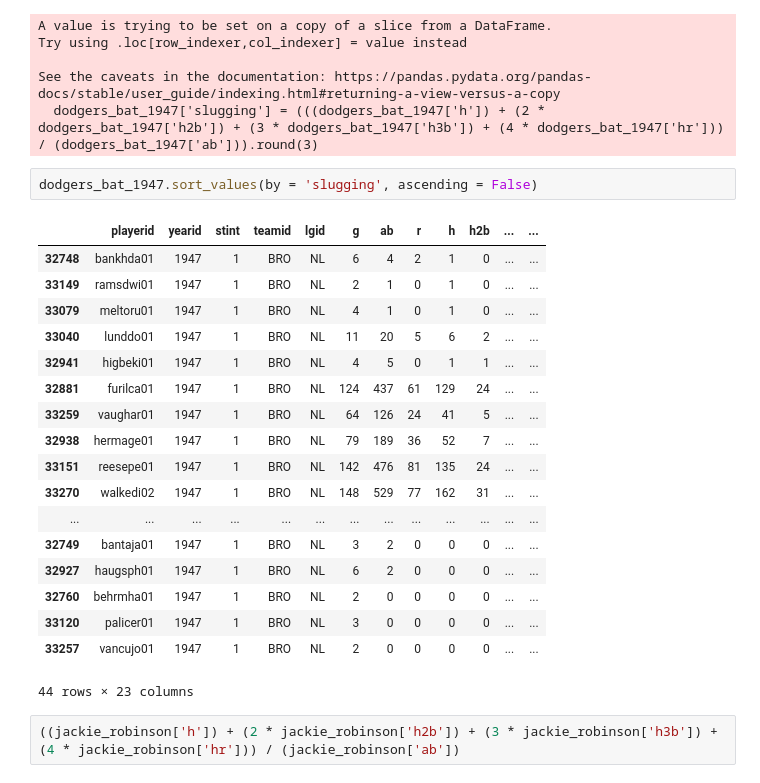
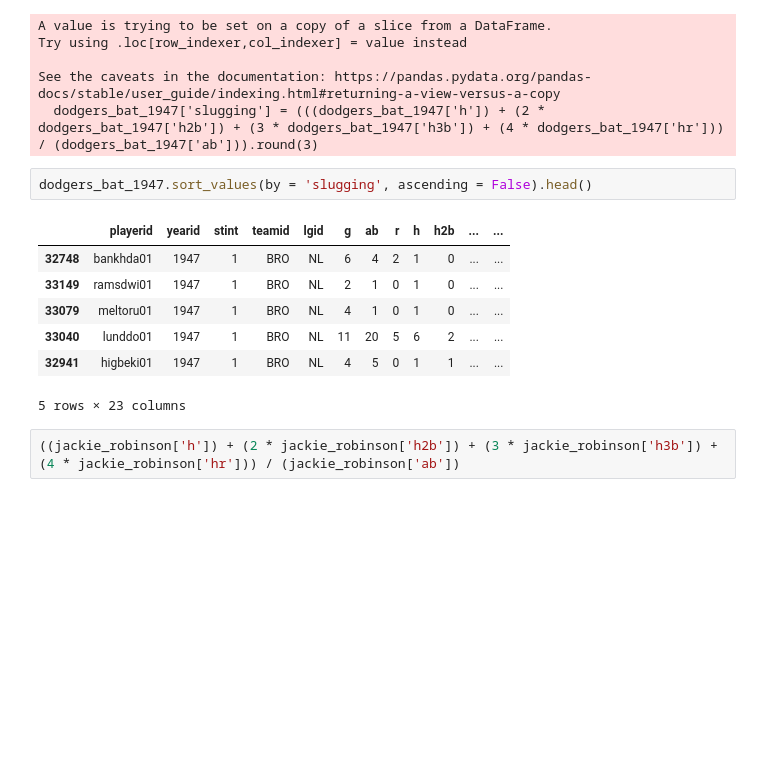
Before and after one commit to mwbarnesy/capstone, a Jupyter notebook: notebooks/lahman-mwb.ipynb, the cells around one changed output. Saved outputs shown, nothing was run; the diff lists cells and outputs as text; blank space fills up the shorter version.

```diff
--- a/notebooks/lahman-mwb.ipynb
+++ b/notebooks/lahman-mwb.ipynb
@@ -411,26 +204,15 @@ Try using .loc[row_indexer,col_indexer] = value instead
 See the caveats in the documentation: https://pandas.pydata.org/pandas-docs/stable/user_guide/indexing.html#returning-a-view-versus-a-copy
   dodgers_bat_1947['slugging'] = (((dodgers_bat_1947['h']) + (2 * dodgers_bat_1947['h2b']) + (3 * dodgers_bat_1947['h3b']) + (4 * dodgers_bat_1947['hr'])) / (dodgers_bat_1947['ab'])).round(3)
 # %%
-dodgers_bat_1947.sort_values(by = 'slugging', ascending = False)
+dodgers_bat_1947.sort_values(by = 'slugging', ascending = False).head()
 # %% [output]
 |  | playerid | yearid | stint | teamid | lgid | g | ab | r | h | h2b | ... | ... |
 | 32748 | bankhda01 | 1947 | 1 | BRO | NL | 6 | 4 | 2 | 1 | 0 | ... | ... |
 | 33149 | ramsdwi01 | 1947 | 1 | BRO | NL | 2 | 1 | 0 | 1 | 0 | ... | ... |
 | 33079 | meltoru01 | 1947 | 1 | BRO | NL | 4 | 1 | 0 | 1 | 0 | ... | ... |
 | 33040 | lunddo01 | 1947 | 1 | BRO | NL | 11 | 20 | 5 | 6 | 2 | ... | ... |
 | 32941 | higbeki01 | 1947 | 1 | BRO | NL | 4 | 5 | 0 | 1 | 1 | ... | ... |
-| 32881 | furilca01 | 1947 | 1 | BRO | NL | 124 | 437 | 61 | 129 | 24 | ... | ... |
-| 33259 | vaughar01 | 1947 | 1 | BRO | NL | 64 | 126 | 24 | 41 | 5 | ... | ... |
-| 32938 | hermage01 | 1947 | 1 | BRO | NL | 79 | 189 | 36 | 52 | 7 | ... | ... |
-| 33151 | reesepe01 | 1947 | 1 | BRO | NL | 142 | 476 | 81 | 135 | 24 | ... | ... |
-| 33270 | walkedi02 | 1947 | 1 | BRO | NL | 148 | 529 | 77 | 162 | 31 | ... | ... |
-| ... | ... | ... | ... | ... | ... | ... | ... | ... | ... | ... | ... | ... |
-| 32749 | bantaja01 | 1947 | 1 | BRO | NL | 3 | 2 | 0 | 0 | 0 | ... | ... |
-| 32927 | haugsph01 | 1947 | 1 | BRO | NL | 6 | 2 | 0 | 0 | 0 | ... | ... |
-| 32760 | behrmha01 | 1947 | 1 | BRO | NL | 2 | 0 | 0 | 0 | 0 | ... | ... |
-| 33120 | palicer01 | 1947 | 1 | BRO | NL | 3 | 0 | 0 | 0 | 0 | ... | ... |
-| 33257 | vancujo01 | 1947 | 1 | BRO | NL | 2 | 0 | 0 | 0 | 0 | ... | ... |
-44 rows × 23 columns
+5 rows × 23 columns
 # %%
 ((jackie_robinson['h']) + (2 * jackie_robinson['h2b']) + (3 * jackie_robinson['h3b']) + (4 * jackie_robinson['hr'])) / (jackie_robinson['ab'])
 # %% [output]
```
Also changed, not shown: parts of 23 cells of this notebook.
